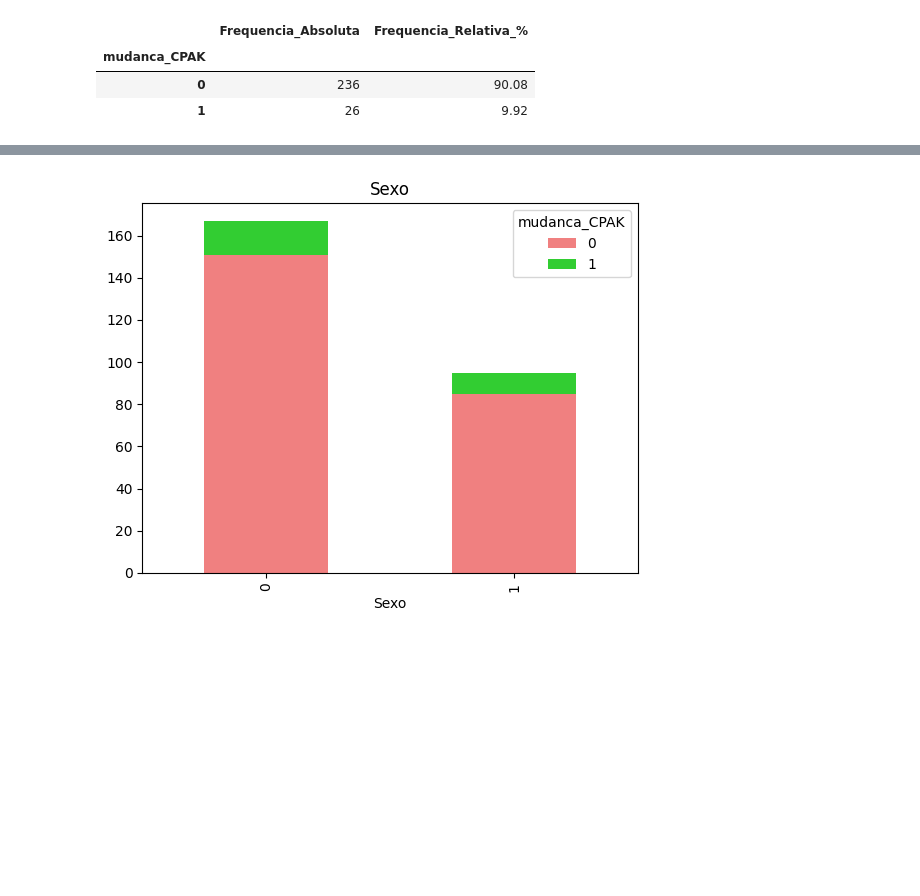
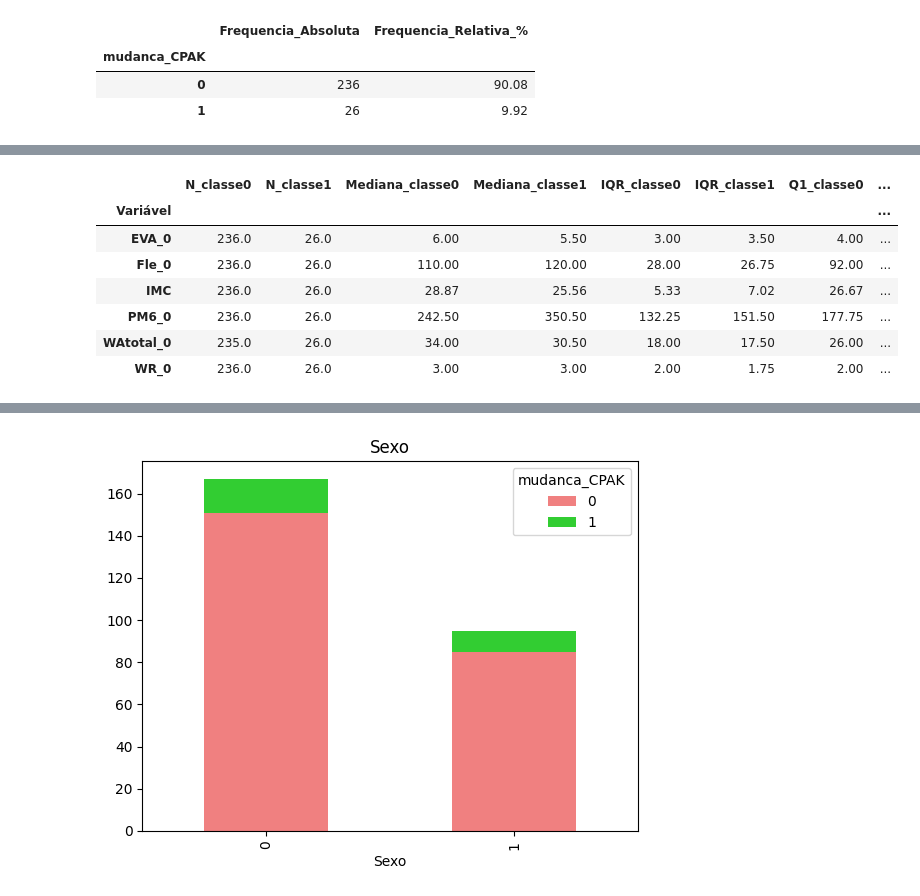
Before and after one commit to efigueira-hds/ML_Projeto_Final, a Jupyter notebook: EDA.ipynb, the cells around one changed output, grey strips where cells are left out. Saved outputs shown, nothing was run; the diff lists cells and outputs as text; code cells hidden in the pictures; blank space fills up the shorter version.

```diff
--- a/EDA.ipynb
+++ b/EDA.ipynb
@@ -366,0 +353,43 @@ for var in ["IMC", "Fle_0", "EVA_0", "PM6_0", "WR_0", "WAtotal_0"]:
+# %%
+from scipy.stats import mannwhitneyu
+
+results = []
+for var in var_numericas:
+    for classe in [0, 1]:
+        grupo = ortho_eda[ortho_eda['mudanca_CPAK'] == classe][var].dropna()
+        q1 = grupo.quantile(0.25)
+        q3 = grupo.quantile(0.75)
+        results.append({
+            'Variável': var,
+            'Classe': classe,
+            'Mediana': round(grupo.median(), 2),
+            'IQR': round(q3 - q1, 2),
+            'Q1': round(q1, 2),
+            'Q3': round(q3, 2),
+            'N': len(grupo)
+        })
+
+df_stats = pd.DataFrame(results)
+df_stats_pivot = df_stats.pivot(index='Variável', columns='Classe', values=['N', 'Mediana', 'IQR', 'Q1', 'Q3'])
+df_stats_pivot.columns = [f'{stat}_classe{cls}' for stat, cls in df_stats_pivot.columns]
+
+# Teste Mann-Whitney U
+mw_results = []
+for var in var_numericas:
+    g0 = ortho_eda[ortho_eda['mudanca_CPAK'] == 0][var].dropna()
+    g1 = ortho_eda[ortho_eda['mudanca_CPAK'] == 1][var].dropna()
+    stat, p = mannwhitneyu(g0, g1, alternative='two-sided')
+    mw_results.append({'Variável': var, 'U_statistic': round(stat, 2), 'p_value': round(p, 4), 'Significativo (p<0.05)': p < 0.05})
+
+df_mw = pd.DataFrame(mw_results).set_index('Variável')
+df_final = df_stats_pivot.join(df_mw)
+df_final
+# %% [output]
+|  | N_classe0 | N_classe1 | Mediana_classe0 | Mediana_classe1 | IQR_classe0 | IQR_classe1 | Q1_classe0 | ... |
+| Variável |  |  |  |  |  |  |  | ... |
+| EVA_0 | 236.0 | 26.0 | 6.00 | 5.50 | 3.00 | 3.50 | 4.00 | ... |
+| Fle_0 | 236.0 | 26.0 | 110.00 | 120.00 | 28.00 | 26.75 | 92.00 | ... |
+| IMC | 236.0 | 26.0 | 28.87 | 25.56 | 5.33 | 7.02 | 26.67 | ... |
+| PM6_0 | 236.0 | 26.0 | 242.50 | 350.50 | 132.25 | 151.50 | 177.75 | ... |
+| WAtotal_0 | 235.0 | 26.0 | 34.00 | 30.50 | 18.00 | 17.50 | 26.00 | ... |
+| WR_0 | 236.0 | 26.0 | 3.00 | 3.00 | 2.00 | 1.75 | 2.00 | ... |
```
Also changed, not shown: parts of 8 cells of this notebook.
